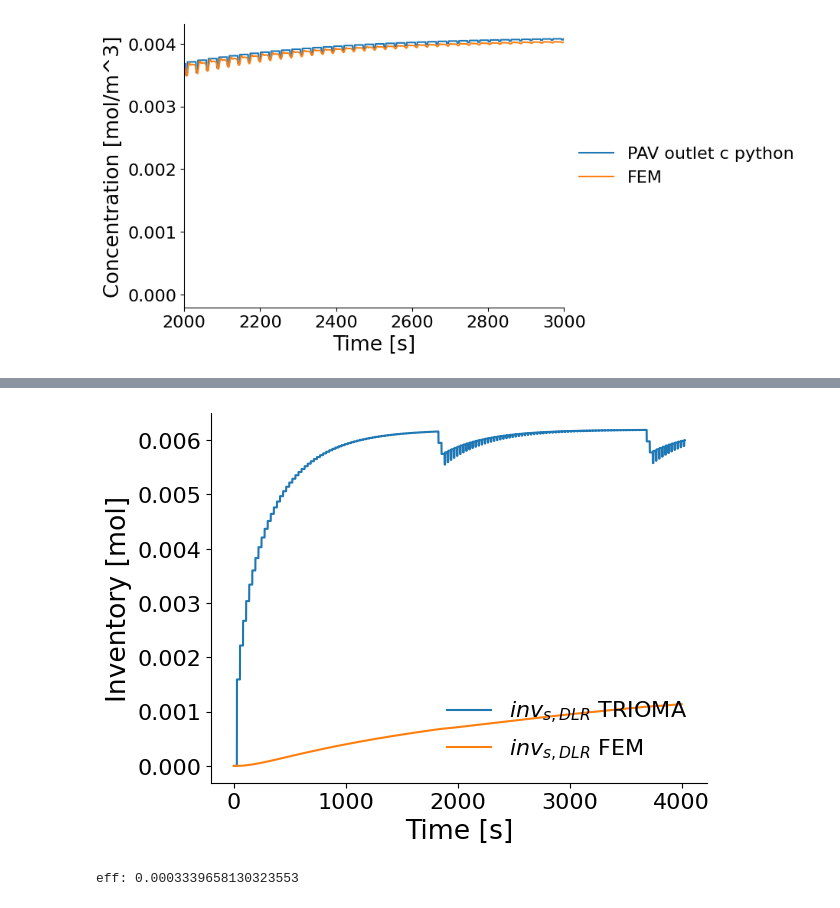
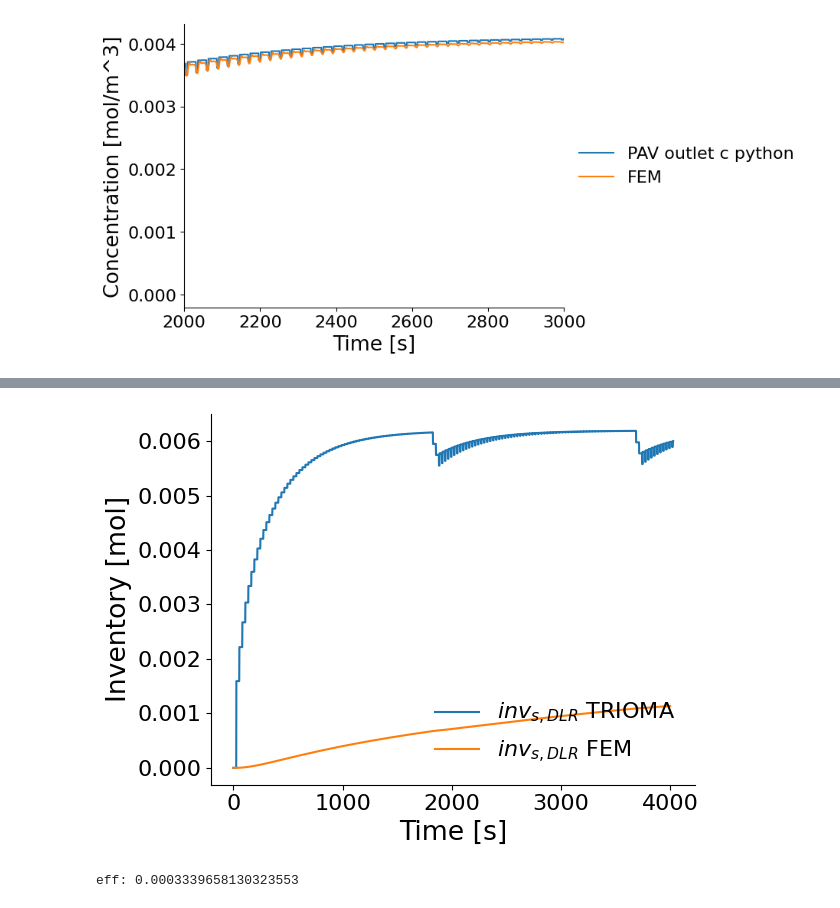
Before and after one commit to gabriele-ferrero/TRIOMA_Verification, a Jupyter notebook: Transient_Studies/PseudoTransient_T.ipynb, the cells around one changed output, grey strips where cells are left out. Saved outputs shown, nothing was run; the diff lists cells and outputs as text; code cells hidden in the pictures.

```diff
--- a/Transient_Studies/PseudoTransient_T.ipynb
+++ b/Transient_Studies/PseudoTransient_T.ipynb
@@ -473,21 +476,21 @@ if compute_inv:
 # %%
 if compute_inv:
     plt.plot(t_vec,connection_inv/Connection.geometry.n_pipes,label=r"$inv_{s,DLR}$ TRIOMA")
 
     C1_inv_coms=np.loadtxt(folder+"/Inv_c1_vec_COMS_long.txt", delimiter="\t")
     plt.plot(C1_inv_coms[:,0],C1_inv_coms[:,1],label=r"$inv_{s,DLR}$ FEM" )
     # plt.yscale("log")
     plt.legend(loc='lower right',frameon=False)
     plt.gca().spines['right'].set_visible(False)
     plt.gca().spines['top'].set_visible(False)
     plt.xlabel("Time [s]")
     plt.ylabel("Inventory [mol]")
-    # plt.tight_layout()
+    plt.tight_layout()
     plt.savefig(folder+"/Inv_C1_comparison.png",dpi=300)
     # plt.yscale("log")
     # plt.xlim(0,2000/3600)
 # %% [output]
-[figure, old version]
+[figure, new version]
 # %%
 Connection.inspect("eff")
 # %% [output]
```
Also changed, not shown: parts of 3 cells of this notebook, 5 other files.
